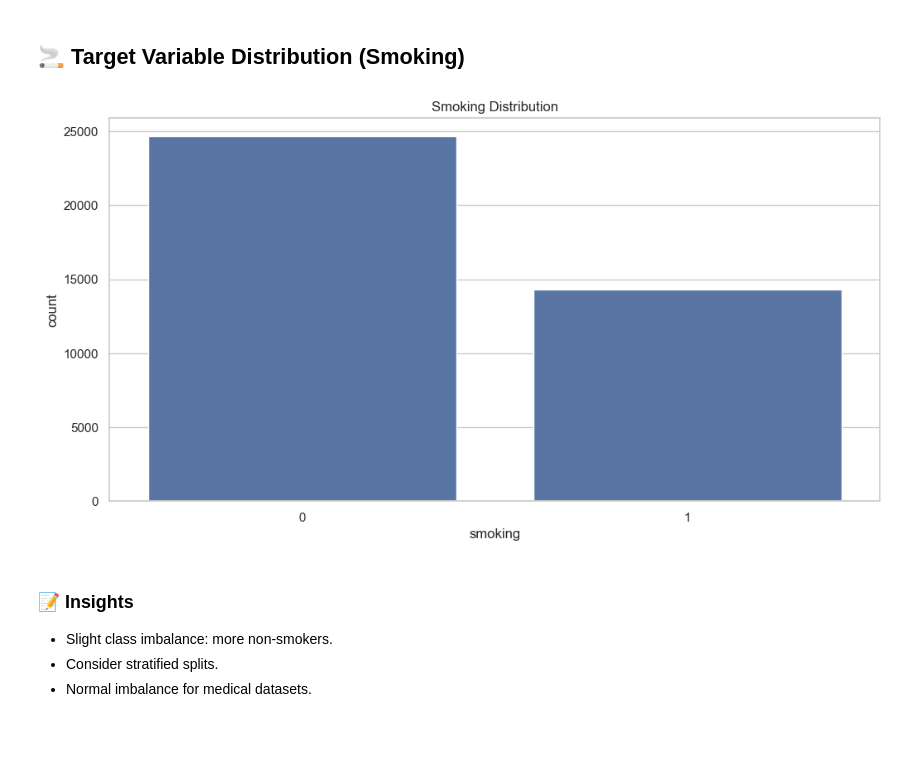
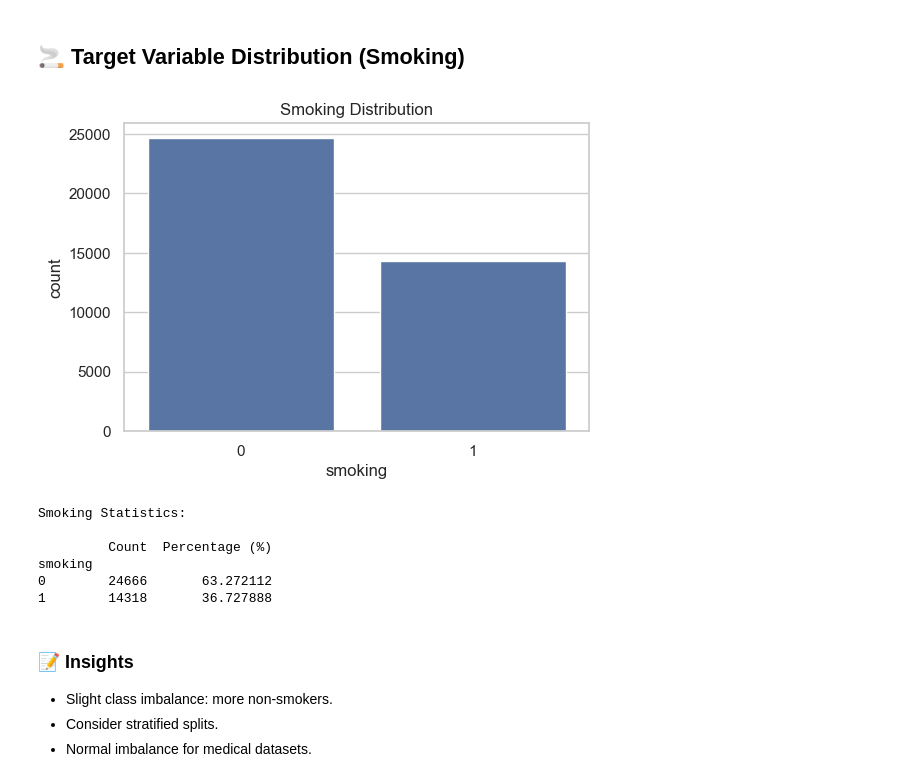
Before and after one commit to shikhar-mutta/ML-Project-2, a Jupyter notebook: Smoking/smoking_eda.ipynb, the cells around one changed output. Saved outputs shown, nothing was run; the diff lists cells and outputs as text; code cells hidden in the pictures; blank space fills up the shorter version.

```diff
--- a/Smoking/smoking_eda.ipynb
+++ b/Smoking/smoking_eda.ipynb
@@ -114,11 +114,27 @@ dtype: int64
 # %% [markdown]
 ## 🚬 **Target Variable Distribution (Smoking)**
 # %%
+plt.figure(figsize=(6,4))
 sns.countplot(x=df['smoking'])
 plt.title('Smoking Distribution')
 plt.show()
+
+# Statistics table
+stats = pd.DataFrame({
+    "Count": df['smoking'].value_counts(),
+    "Percentage (%)": df['smoking'].value_counts(normalize=True) * 100
+})
+
+print("Smoking Statistics:\n")
+print(stats)
 # %% [output]
-[figure, old version]
+[figure, new version]
+Smoking Statistics:
+
+         Count  Percentage (%)
+smoking
+0        24666       63.272112
+1        14318       36.727888
 # %% [markdown]
 ### 📝 **Insights**
 - Slight class imbalance: more non-smokers.
```
Also changed, not shown: parts of 1 cell of this notebook.
